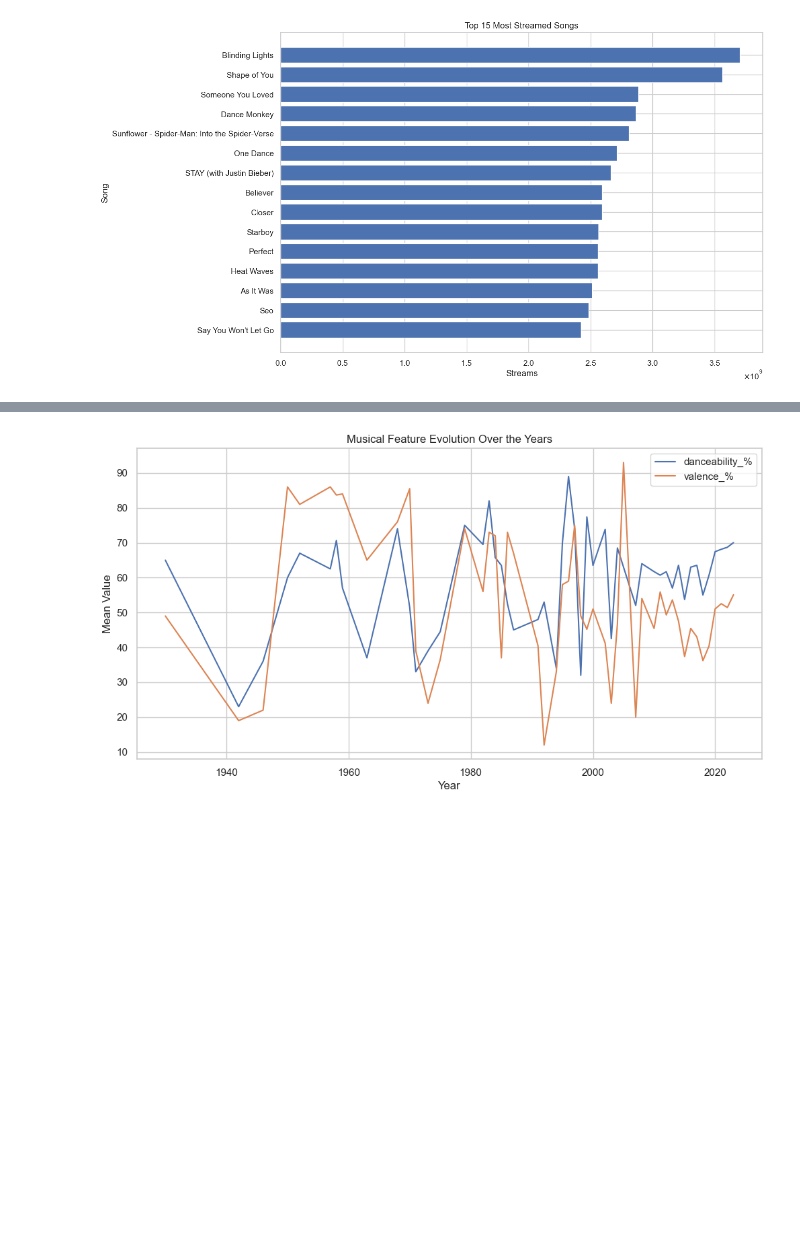
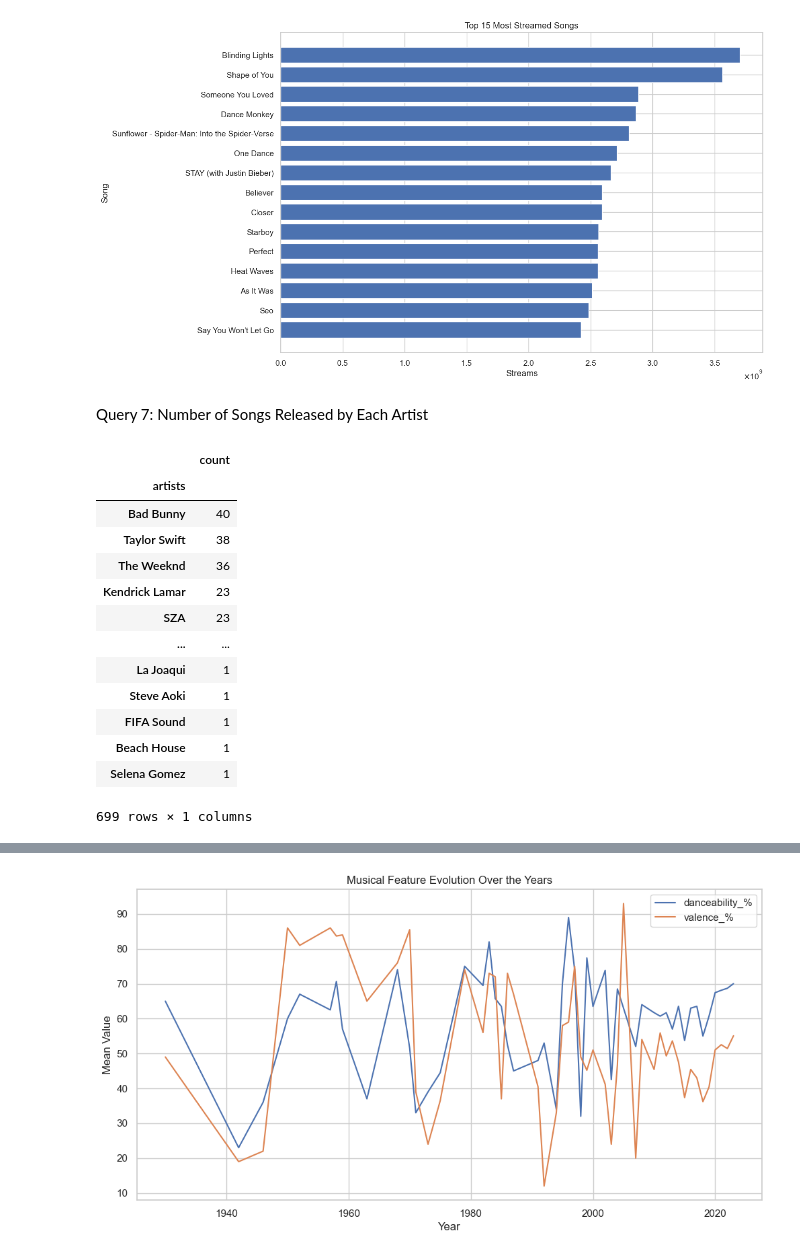
Before and after one commit to i-ap5/FamBus, a Jupyter notebook: famBus.ipynb, the cells around one changed output, grey strips where cells are left out. Saved outputs shown, nothing was run; the diff lists cells and outputs as text; code cells hidden in the pictures; blank space fills up the shorter version.

```diff
--- a/famBus.ipynb
+++ b/famBus.ipynb
@@ -800,3 +803,24 @@ plt.gca().invert_yaxis()
 plt.show()
 # %% [output]
 [figure]
+# %% [markdown]
+Query 7: Number of Songs Released by Each Artist
+# %%
+most_songs_artists = df_split_artists['artists'].value_counts()
+most_songs_artists = pd.DataFrame(most_songs_artists)
+most_songs_artists
+# %% [output]
+|  | count |
+| artists |  |
+| Bad Bunny | 40 |
+| Taylor Swift | 38 |
+| The Weeknd | 36 |
+| Kendrick Lamar | 23 |
+| SZA | 23 |
+| ... | ... |
+| La Joaqui | 1 |
+| Steve Aoki | 1 |
+| FIFA Sound | 1 |
+| Beach House | 1 |
+| Selena Gomez | 1 |
+699 rows × 1 columns
```
Also changed, not shown: parts of 7 cells of this notebook.
